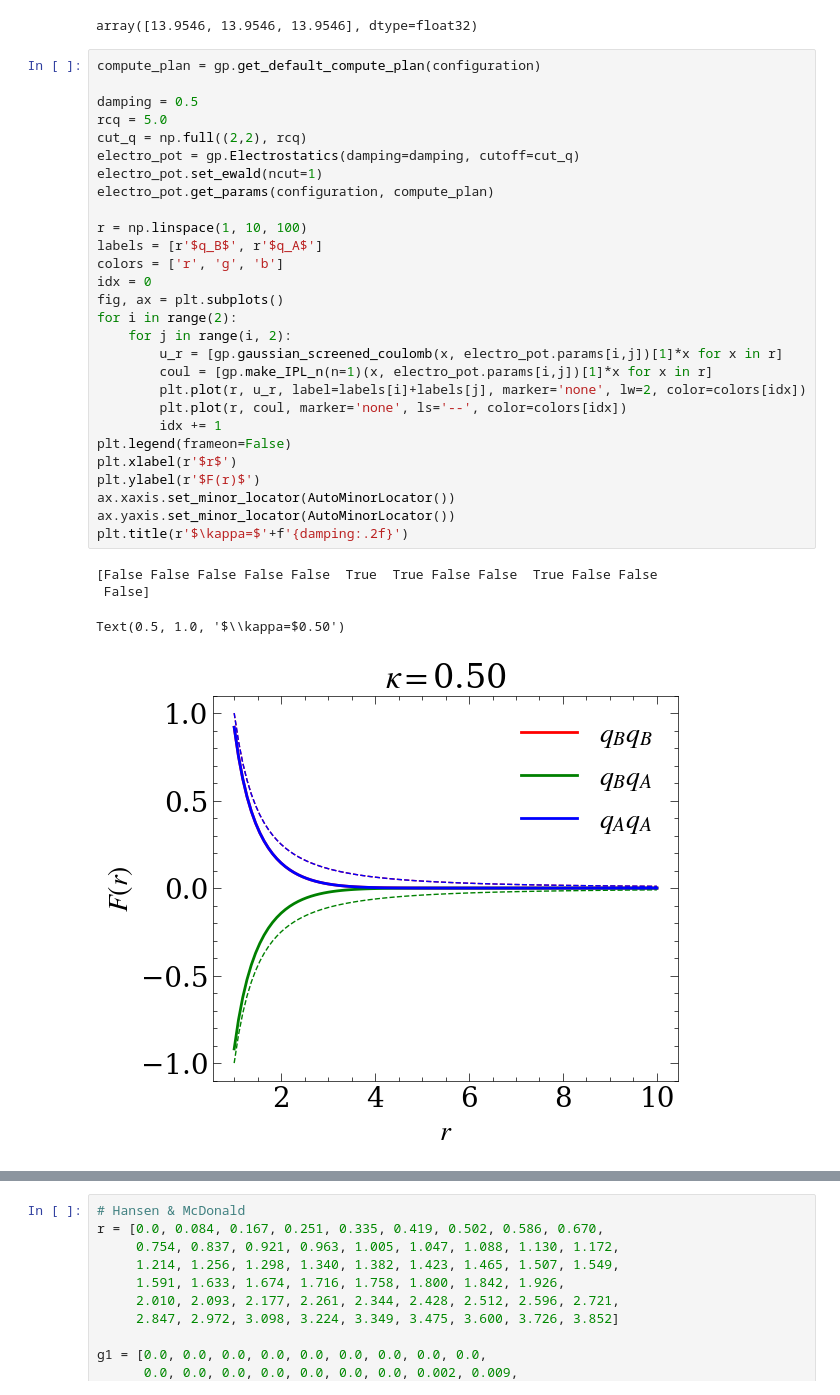
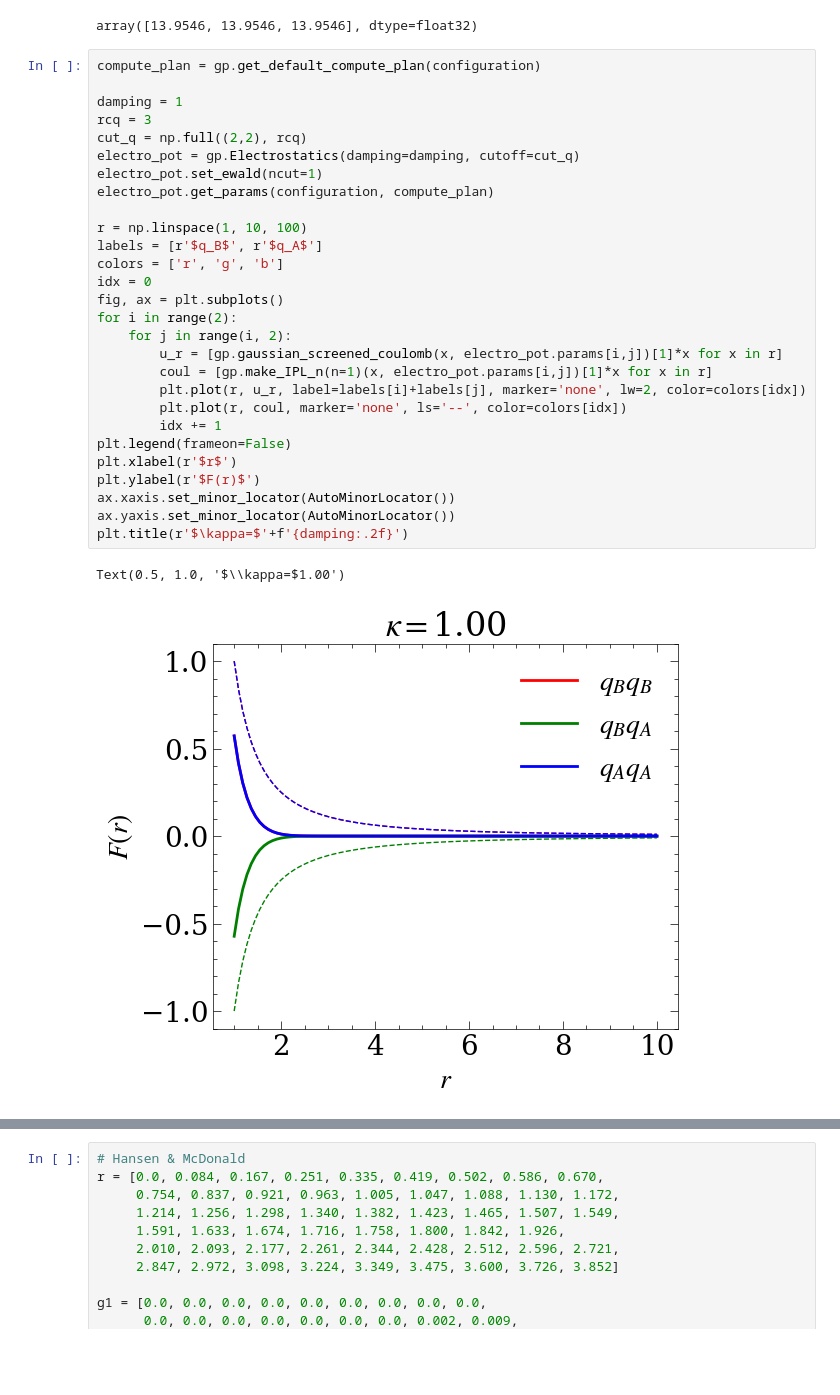
Before and after one commit to ThomasBechSchroeder/gamdpy, a Jupyter notebook: explore/ewald.ipynb, the cells around one changed output, grey strips where cells are left out. Drawn from its saved outputs; the diff is of its cells as text; blank space fills up the shorter version.

```diff
--- a/explore/ewald.ipynb
+++ b/explore/ewald.ipynb
@@ -182,36 +186,34 @@ array([13.9546, 13.9546, 13.9546], dtype=float32)
 # %%
 compute_plan = gp.get_default_compute_plan(configuration)
 
-damping = 0.5
-rcq = 5.0
+damping = 1
+rcq = 3
 cut_q = np.full((2,2), rcq)
 electro_pot = gp.Electrostatics(damping=damping, cutoff=cut_q)
 electro_pot.set_ewald(ncut=1)
 electro_pot.get_params(configuration, compute_plan)
 
 r = np.linspace(1, 10, 100)
 labels = [r'$q_B$', r'$q_A$']
 colors = ['r', 'g', 'b']
 idx = 0
 fig, ax = plt.subplots()
 for i in range(2):
     for j in range(i, 2):
         u_r = [gp.gaussian_screened_coulomb(x, electro_pot.params[i,j])[1]*x for x in r]
         coul = [gp.make_IPL_n(n=1)(x, electro_pot.params[i,j])[1]*x for x in r]
         plt.plot(r, u_r, label=labels[i]+labels[j], marker='none', lw=2, color=colors[idx])
         plt.plot(r, coul, marker='none', ls='--', color=colors[idx])
         idx += 1
 plt.legend(frameon=False)
 plt.xlabel(r'$r$')
 plt.ylabel(r'$F(r)$')
 ax.xaxis.set_minor_locator(AutoMinorLocator())
 ax.yaxis.set_minor_locator(AutoMinorLocator())
 plt.title(r'$\kappa=$'+f'{damping:.2f}')
 # %% [output]
-[False False False False False  True  True False False  True False False
- False]
+Text(0.5, 1.0, '$\\kappa=$1.00')
-Text(0.5, 1.0, '$\\kappa=$0.50')
-[figure, old version]
+[figure, new version]
 # %%
 electro_pot.poisson
 # %% [output]
```
Also changed, not shown: parts of 14 cells of this notebook.
